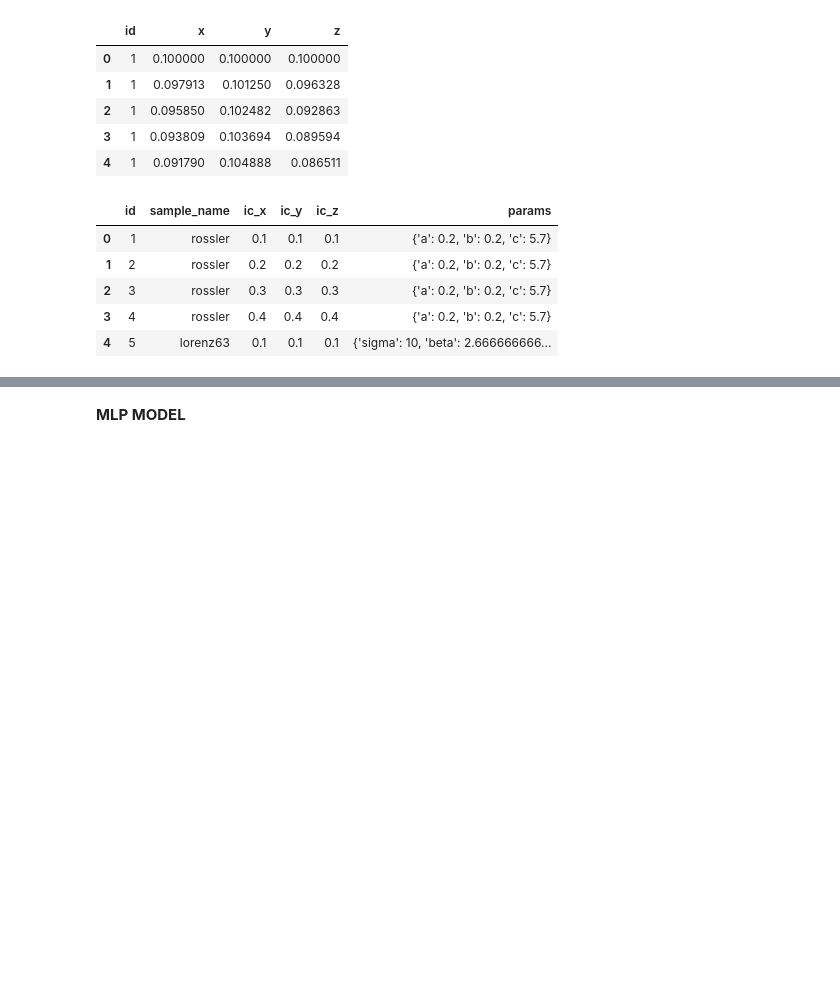
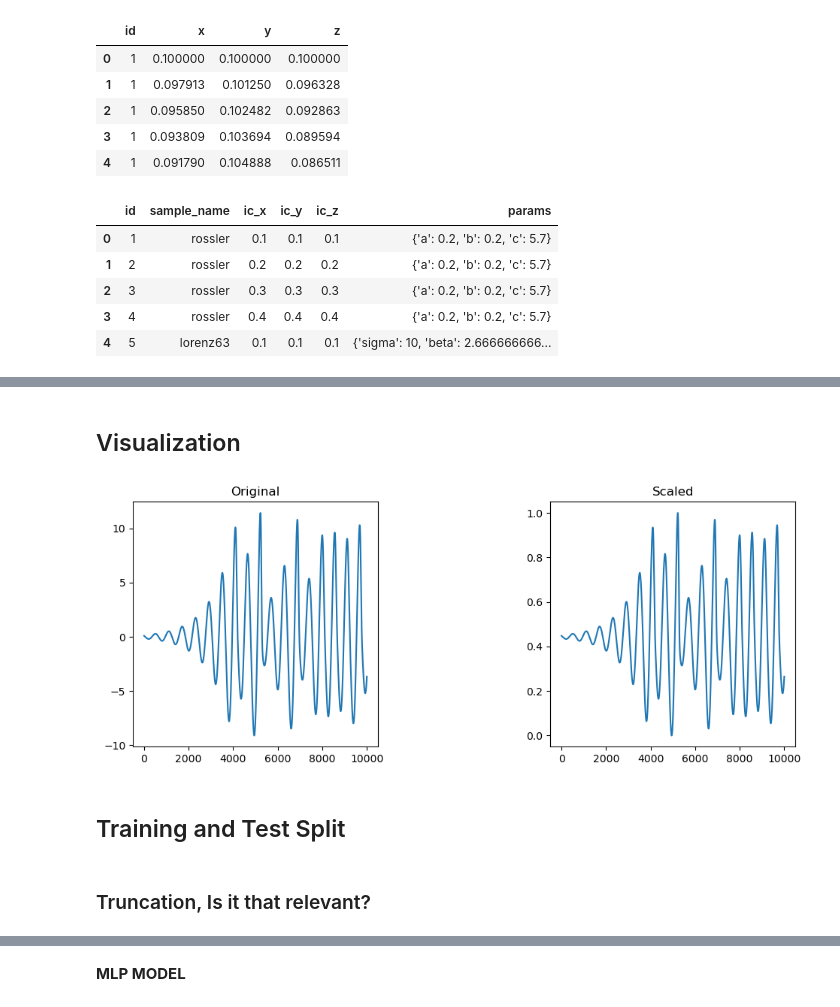
Before and after one commit to nxteventrying/TESIS, a Jupyter notebook: scripts/Strafe.ipynb, the cells around one changed output, grey strips where cells are left out. Cells and saved outputs as stored; diff of their text form; code cells hidden in the pictures; blank space fills up the shorter version.

```diff
--- a/scripts/Strafe.ipynb
+++ b/scripts/Strafe.ipynb
@@ -37,4 +60,4 @@ rossler_sample_1 = all_x20.loc[ all_x20['id'] == 1, ['x'] ].copy()
 # Apply a MinMaxScaler
 from sklearn.preprocessing import MinMaxScaler
 scaler = MinMaxScaler()
-rossler_sample_1 = pd.DataFrame(scaler.fit_transform(rossler_sample_1), columns = ['x'])
+rossler_sample_1_scaled = pd.DataFrame(scaler.fit_transform(rossler_sample_1), columns = ['x'])
@@ -40,0 +80,43 @@ rossler_sample_1 = pd.DataFrame(scaler.fit_transform(rossler_sample_1), columns
+# %% [markdown]
+## Visualization
+# %%
+# import matplotlib.pyplot as plt
+
+# # Calculate global min and max for y-axis limits
+# y_min = min(rossler_sample_1['x'].min(), rossler_sample_1_scaled['x'].min())
+# y_max = max(rossler_sample_1['x'].max(), rossler_sample_1_scaled['x'].max())
+
+# # Create subplots
+# fig, axs = plt.subplots(1, 2, figsize=(12, 4))
+
+# # Plot original
+# rossler_sample_1['x'].plot(ax=axs[0], title='Original')
+# axs[0].set_ylim(y_min, y_max)
+
+# # Plot scaled
+# rossler_sample_1_scaled['x'].plot(ax=axs[1], title='Scaled')
+# axs[1].set_ylim(y_min, y_max)
+
+# plt.tight_layout()
+# plt.show()
+
+fig, axs = plt.subplots(1, 2, figsize=(12, 4))
+
+# Plot original
+rossler_sample_1['x'].plot(ax=axs[0], title='Original')
+# Plot scaled
+rossler_sample_1_scaled['x'].plot(ax=axs[1], title='Scaled')
+
+# Let each subplot auto-scale its own y-axis
+# But make sure they use the same "physical size" vertically
+for ax in axs:
+    ax.set_box_aspect(1)  # Makes both plots square in aspect ratio
+
+plt.tight_layout()
+plt.show()
+# %% [output]
+[figure, added]
+# %% [markdown]
+## Training and Test Split
+# %% [markdown]
+### Truncation, Is it that relevant?
```
Also changed, not shown: parts of 52 cells of this notebook.
